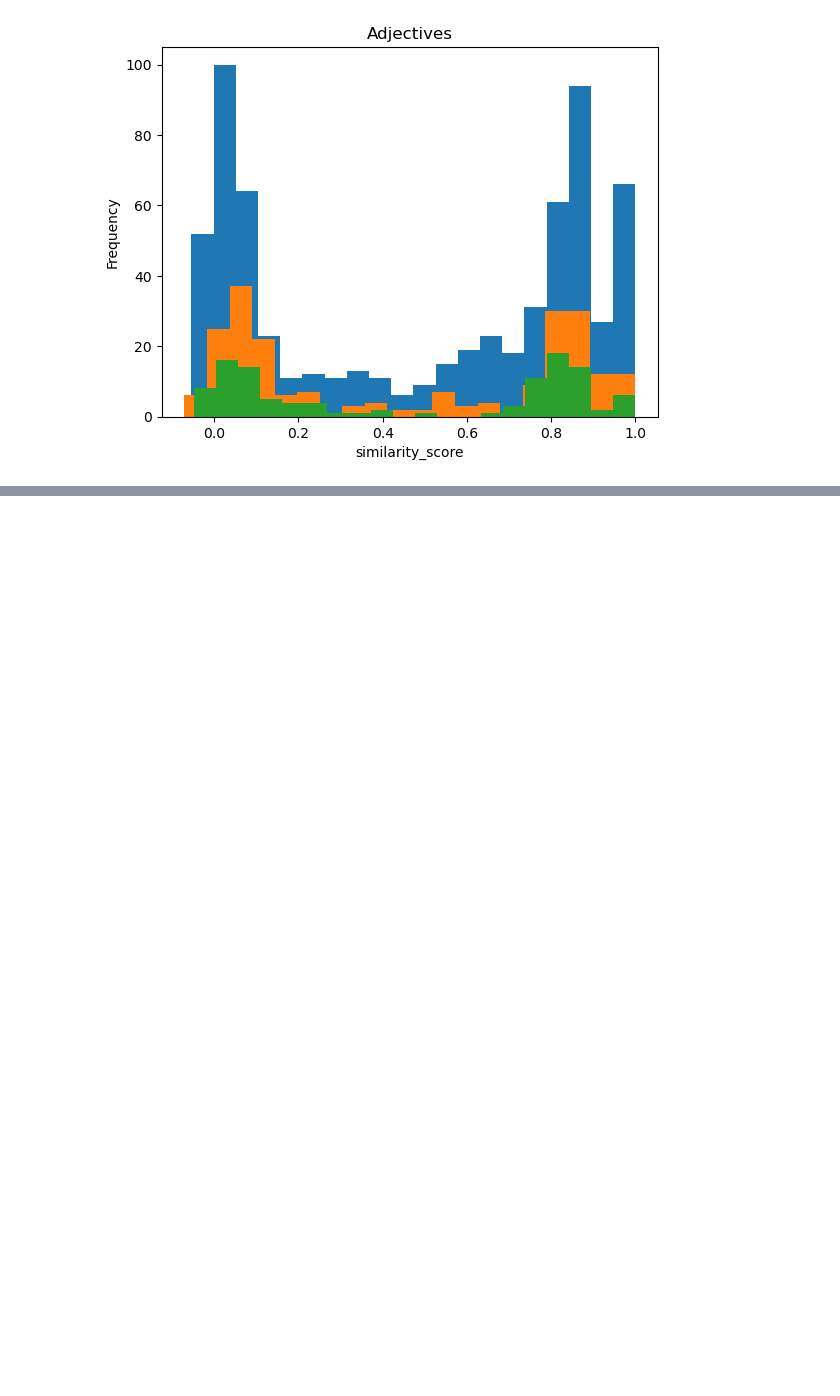
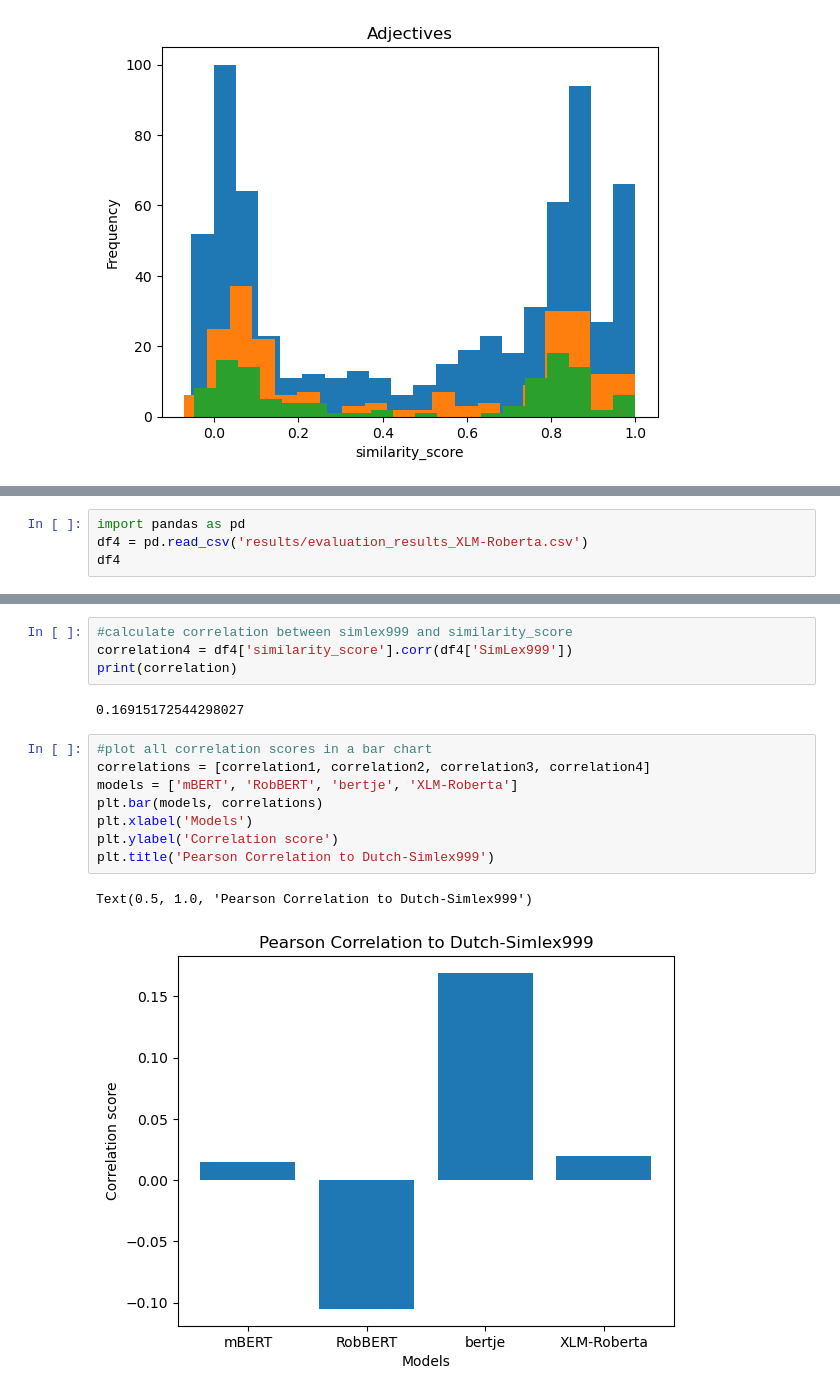
Before and after one commit to djvlantis/intrinsic_evaluation_thesis, a Jupyter notebook: infer.ipynb, the cells around one changed output, grey strips where cells are left out. Cells and saved outputs as stored; diff of their text form; blank space fills up the shorter version.

```diff
--- a/infer.ipynb
+++ b/infer.ipynb
@@ -267,0 +152,4 @@ adjective correlation score: -0.037448572602277234
+# %%
+import pandas as pd
+df4 = pd.read_csv('results/evaluation_results_XLM-Roberta.csv')
+df4
@@ -267,0 +170,17 @@ adjective correlation score: -0.037448572602277234
+# %%
+#calculate correlation between simlex999 and similarity_score
+correlation4 = df4['similarity_score'].corr(df4['SimLex999'])
+print(correlation)
+# %% [output]
+0.16915172544298027
+# %%
+#plot all correlation scores in a bar chart
+correlations = [correlation1, correlation2, correlation3, correlation4]
+models = ['mBERT', 'RobBERT', 'bertje', 'XLM-Roberta']
+plt.bar(models, correlations)
+plt.xlabel('Models')
+plt.ylabel('Correlation score')
+plt.title('Pearson Correlation to Dutch-Simlex999')
+# %% [output]
+Text(0.5, 1.0, 'Pearson Correlation to Dutch-Simlex999')
+[figure, added]
```
Also changed, not shown: parts of 21 cells of this notebook, 4 other files.
